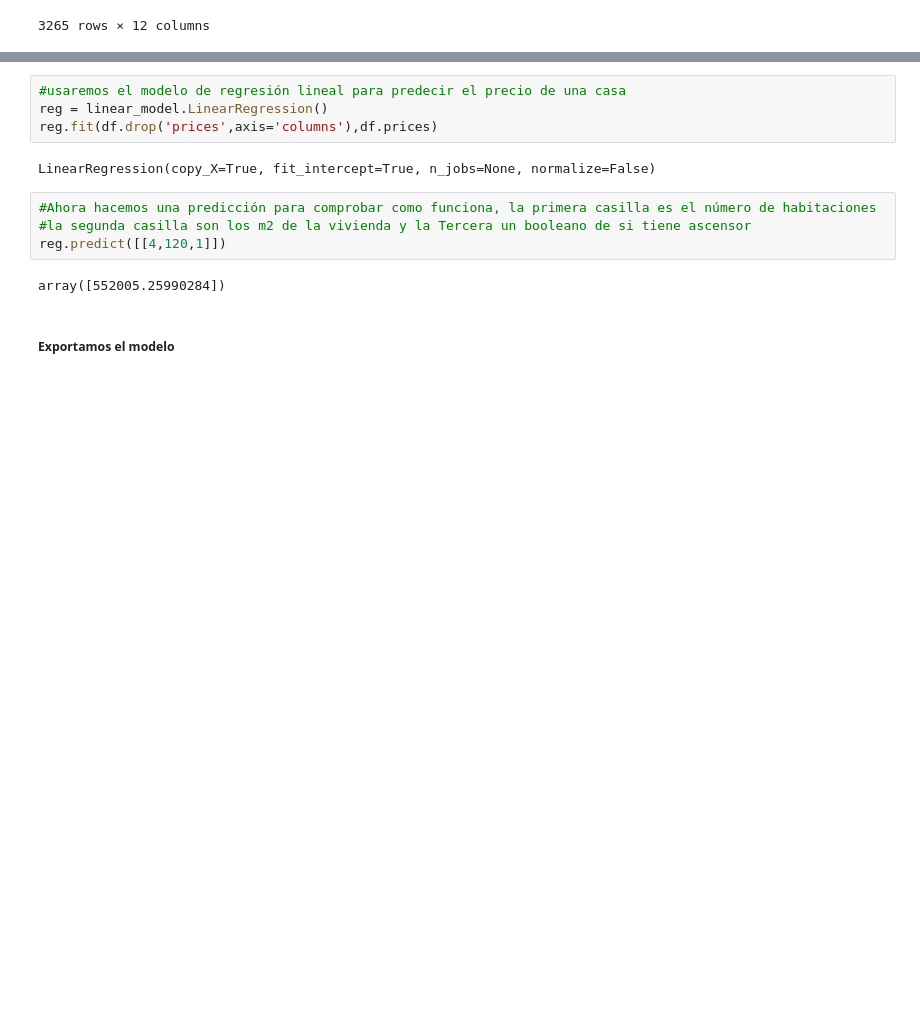
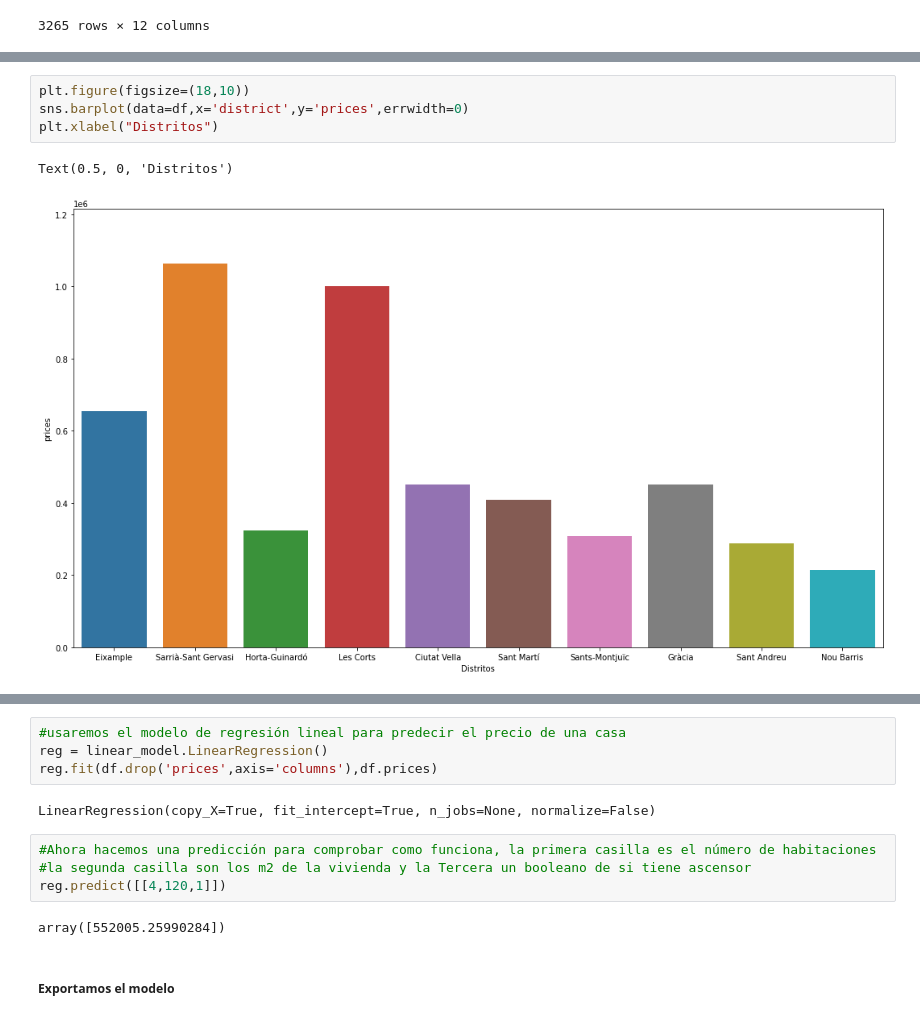
Before and after one commit to Fio-Deca/Vivienda_BCN, a Jupyter notebook: Casa_Barcelona_Estimacion.ipynb, the cells around one changed output, grey strips where cells are left out. Drawn from its saved outputs; the diff is of its cells as text; blank space fills up the shorter version.

Commit message:
Media de los precios por distrito

```diff
--- a/Casa_Barcelona_Estimacion.ipynb
+++ b/Casa_Barcelona_Estimacion.ipynb
@@ -35,0 +32,7 @@ TypeError: 'int' object is not subscriptable
+# %%
+plt.figure(figsize=(18,10))
+sns.barplot(data=df,x='district',y='prices',errwidth=0)
+plt.xlabel("Distritos")
+# %% [output]
+Text(0.5, 0, 'Distritos')
+[figure, added]
```
Also changed, not shown: parts of 10 cells of this notebook.
